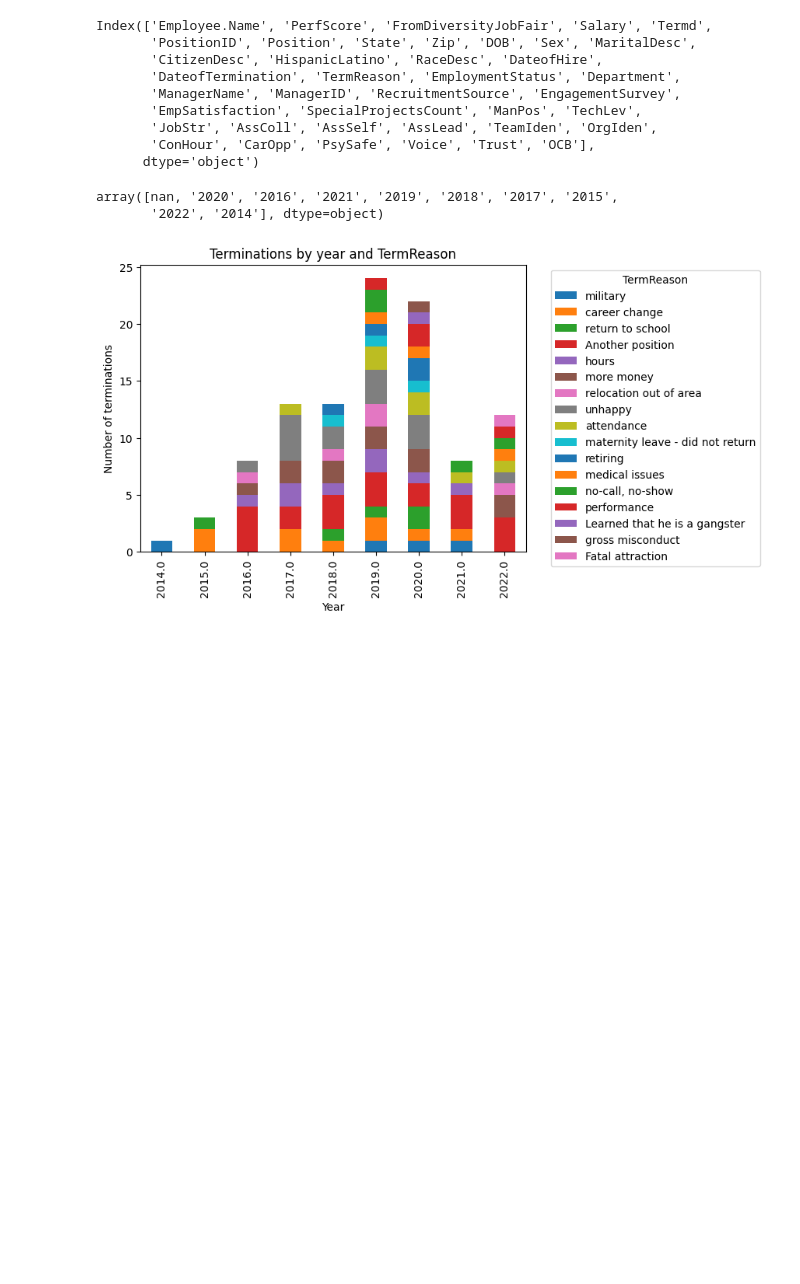
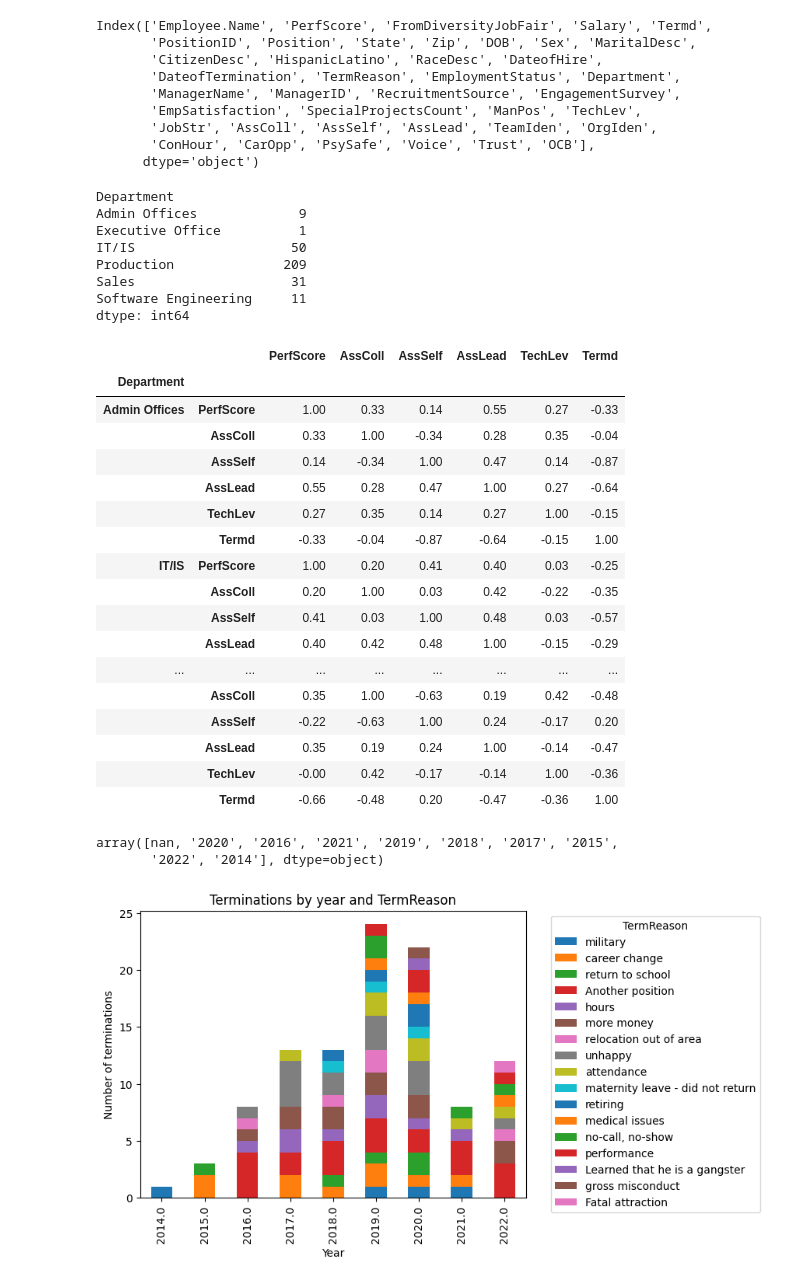
Before and after one commit to AlbinLind/HR-Analytics, a Jupyter notebook: explore.ipynb, the cells around one changed output. Drawn from its saved outputs; the diff is of its cells as text; code cells hidden in the pictures; blank space fills up the shorter version.

```diff
--- a/explore.ipynb
+++ b/explore.ipynb
@@ -20,6 +20,36 @@ Index(['Employee.Name', 'PerfScore', 'FromDiversityJobFair', 'Salary', 'Termd',
        'JobStr', 'AssColl', 'AssSelf', 'AssLead', 'TeamIden', 'OrgIden',
        'ConHour', 'CarOpp', 'PsySafe', 'Voice', 'Trust', 'OCB'],
       dtype='object')
+# %%
+print(data.groupby("Department").size())
+round(data.groupby("Department")[["PerfScore", "AssColl", "AssSelf", "AssLead", "TechLev", "Termd"]].corr(), 2).dropna()
+# %% [output]
+Department
+Admin Offices             9
+Executive Office          1
+IT/IS                    50
+Production              209
+Sales                    31
+Software Engineering     11
+dtype: int64
+|  |  | PerfScore | AssColl | AssSelf | AssLead | TechLev | Termd |
+| Department |  |  |  |  |  |  |  |
+| Admin Offices | PerfScore | 1.00 | 0.33 | 0.14 | 0.55 | 0.27 | -0.33 |
+|  | AssColl | 0.33 | 1.00 | -0.34 | 0.28 | 0.35 | -0.04 |
+|  | AssSelf | 0.14 | -0.34 | 1.00 | 0.47 | 0.14 | -0.87 |
+|  | AssLead | 0.55 | 0.28 | 0.47 | 1.00 | 0.27 | -0.64 |
+|  | TechLev | 0.27 | 0.35 | 0.14 | 0.27 | 1.00 | -0.15 |
+|  | Termd | -0.33 | -0.04 | -0.87 | -0.64 | -0.15 | 1.00 |
+| IT/IS | PerfScore | 1.00 | 0.20 | 0.41 | 0.40 | 0.03 | -0.25 |
+|  | AssColl | 0.20 | 1.00 | 0.03 | 0.42 | -0.22 | -0.35 |
+|  | AssSelf | 0.41 | 0.03 | 1.00 | 0.48 | 0.03 | -0.57 |
+|  | AssLead | 0.40 | 0.42 | 0.48 | 1.00 | -0.15 | -0.29 |
+| ... | ... | ... | ... | ... | ... | ... | ... |
+|  | AssColl | 0.35 | 1.00 | -0.63 | 0.19 | 0.42 | -0.48 |
+|  | AssSelf | -0.22 | -0.63 | 1.00 | 0.24 | -0.17 | 0.20 |
+|  | AssLead | 0.35 | 0.19 | 0.24 | 1.00 | -0.14 | -0.47 |
+|  | TechLev | -0.00 | 0.42 | -0.17 | -0.14 | 1.00 | -0.36 |
+|  | Termd | -0.66 | -0.48 | 0.20 | -0.47 | -0.36 | 1.00 |
 # %%
 data['DateofTermination'].str[-4:].unique()
 # %% [output]
```
Also changed, not shown: 2 other files.
